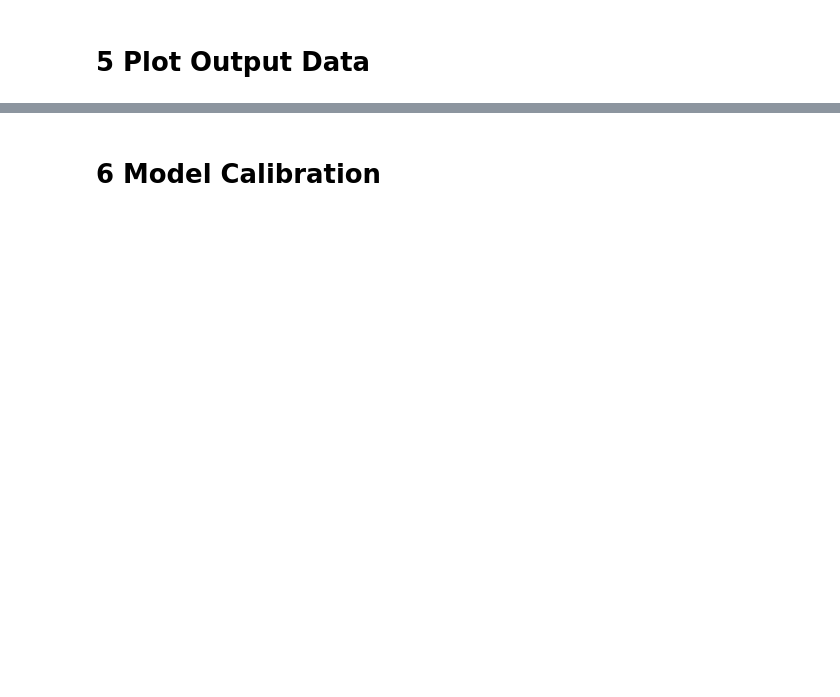
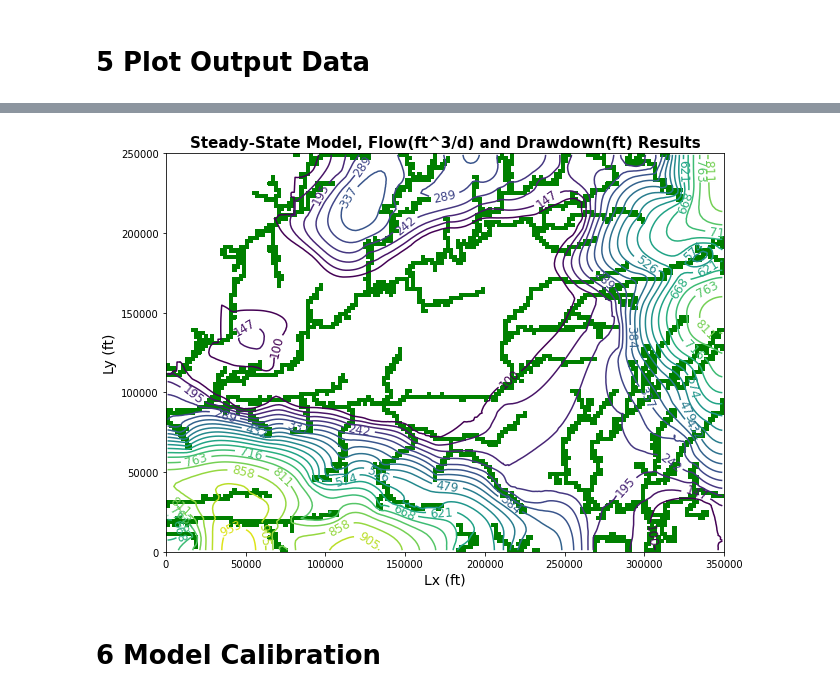
Before and after one commit to iordach1/GEOL572-GRL, a Jupyter notebook: GRL_Model_working-preFINAL.ipynb, the cells around one changed output, grey strips where cells are left out. Drawn from its saved outputs; the diff is of its cells as text; code cells hidden in the pictures; blank space fills up the shorter version.

```diff
--- a/GRL_Model_working-preFINAL.ipynb
+++ b/GRL_Model_working-preFINAL.ipynb
@@ -778,7 +833,8 @@ if not success:
 #extract binary data from head file as flopy head object
 headobj = flopy.utils.binaryfile.HeadFile(modelname+'.hds')
 #extract head data from head object
-head = headobj.get_data(totim=1.0)
+head = headobj.get_data()
+# print(head)
 # %%
 '''Plot results'''
 #----------------------------------------------------------------------------
@@ -799,3 +867,31 @@ plt.show()
+# %%
+# read and extract head data
+hdobj = flopy.utils.binaryfile.HeadFile('head_pre.hds')
+head_nopumping = hdobj.get_data()
+# print(head_nopumping)
+# %%
+# calculate the head difference between pre and current conditions
+drawdown = np.subtract(head_nopumping, head)
+drawdown = np.around(drawdown, decimals=4)
+# print(drawdown)
+# %%
+# plot the drawdown
+plt.figure(figsize=(10,10)) #create 10 x 10 figure
+modelmap = flopy.plot.map.PlotMapView(model=m, layer=0) #use plotmapview to attach plot to model
+#grid = modelmap.plot_grid() #plot model grid
+#contour_levels = np.linspace(head[0].min(),head[0].max(),11) #set contour levels for contouring head
+contour_levels = np.linspace(100,1000,20) #set contour levels for contouring head
+head_contours = modelmap.contour_array(drawdown[9], levels=contour_levels) #create head contours
+plt.clabel(head_contours, inline=True,fontsize=12,fmt='%1.0f')
+rvr = modelmap.plot_bc(ftype='RIV')
+
+#display parameters
+plt.xlabel('Lx (ft)',fontsize = 14)
+plt.ylabel('Ly (ft)',fontsize = 14)
+plt.title('Steady-State Model, Flow(ft^3/d) and Drawdown(ft) Results', fontsize = 15, fontweight = 'bold')
+plt.show()
+# %% [output]
+[figure, added]
 # %% [markdown]
 # 6 Model Calibration
 # %%
```
Also changed, not shown: parts of 15 cells of this notebook.
